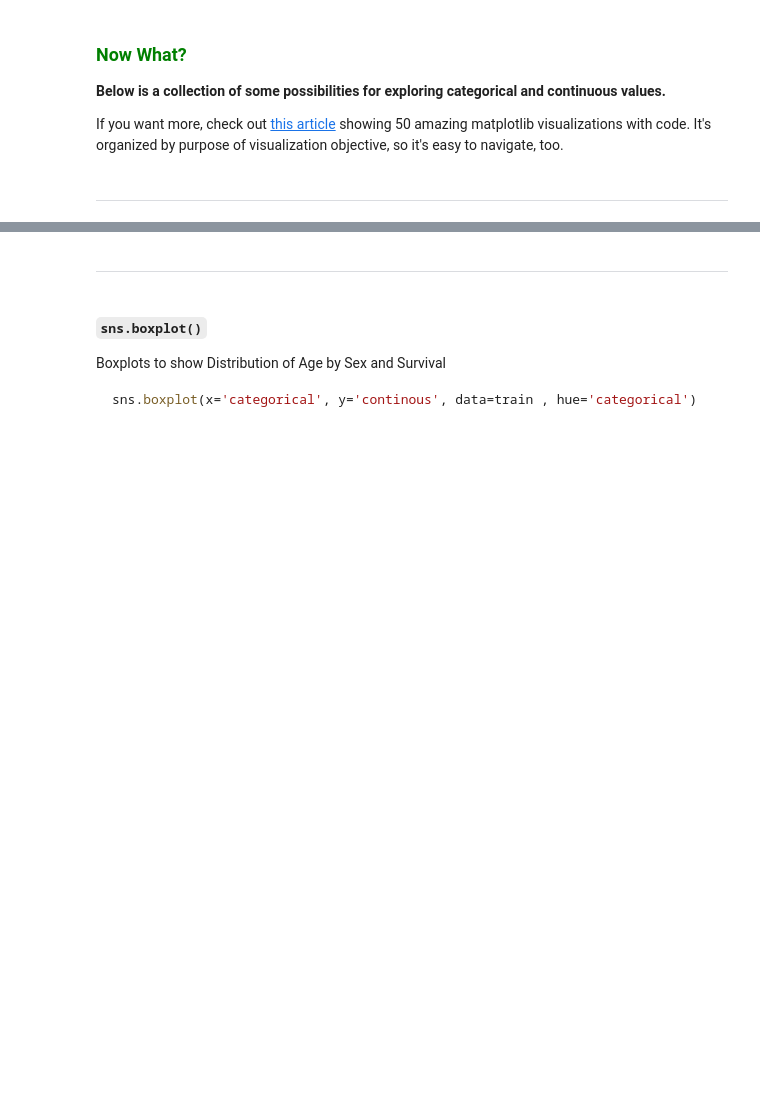
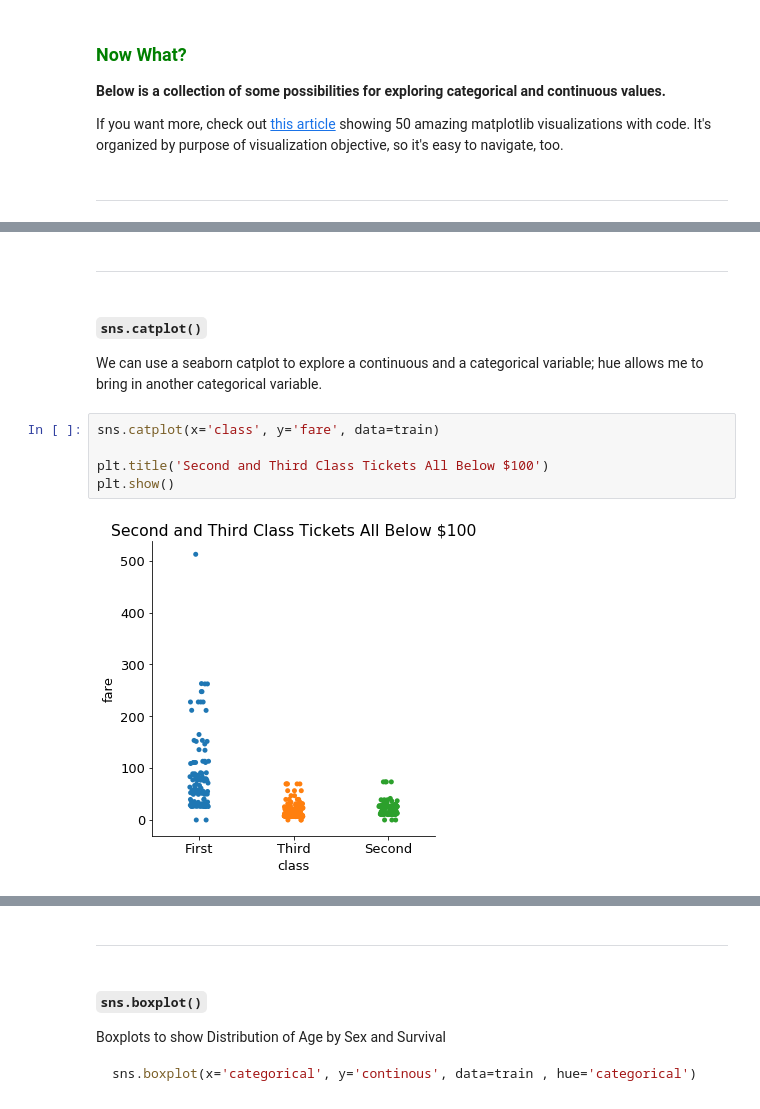
Before and after one commit to faithkane3/e_classification, a Jupyter notebook: classification_acquire_to_explore_review.ipynb, the cells around one changed output, grey strips where cells are left out. Saved outputs shown, nothing was run; the diff lists cells and outputs as text; blank space fills up the shorter version.

```diff
--- a/classification_acquire_to_explore_review.ipynb
+++ b/classification_acquire_to_explore_review.ipynb
@@ -911,0 +912,13 @@ plt.show()
+# %% [markdown]
+___
+# %% [markdown]
+##### `sns.catplot()`
+
+We can use a seaborn catplot to explore a continuous and a categorical variable; hue allows me to bring in another categorical variable.
+# %%
+sns.catplot(x='class', y='fare', data=train)
+
+plt.title('Second and Third Class Tickets All Below $100')
+plt.show()
+# %% [output]
+[figure, added]
```
Also changed, not shown: parts of 20 cells of this notebook.
